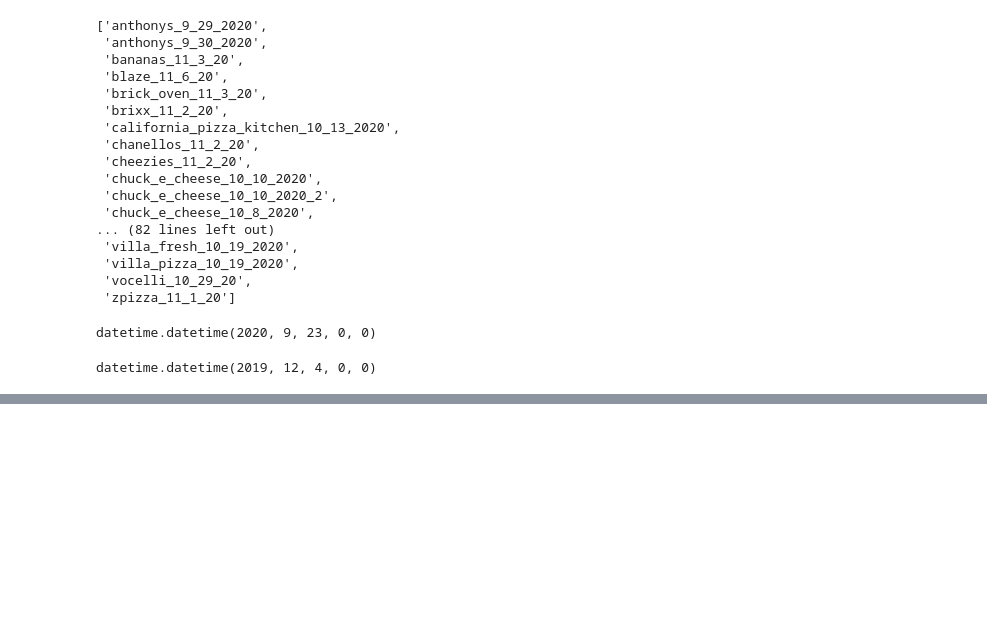
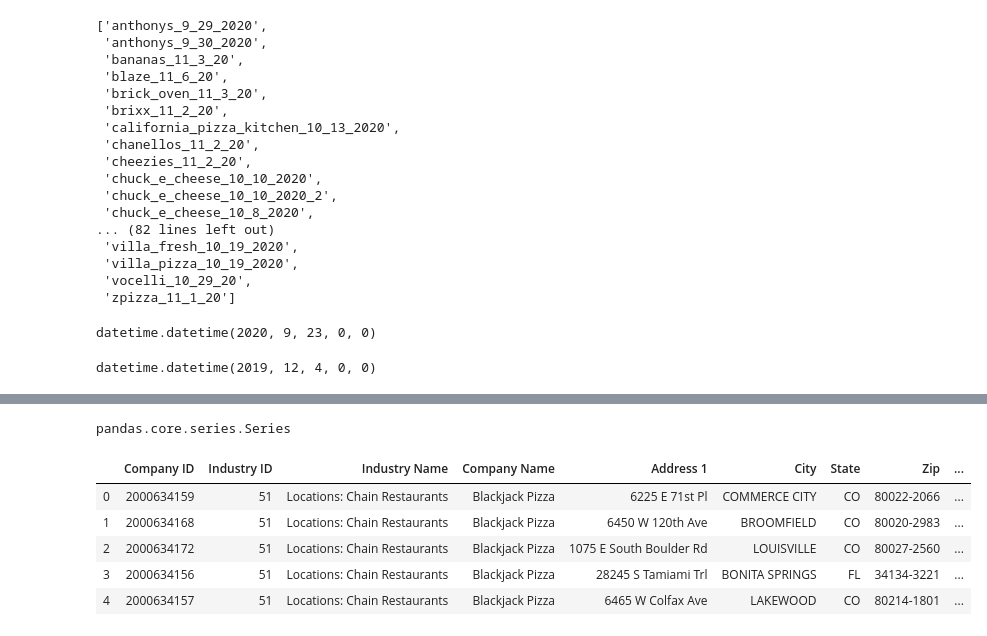
Before and after one commit to spencerqbrown/clean, a Jupyter notebook: work_clean.ipynb, the cells around one changed output, grey strips where cells are left out. Drawn from its saved outputs; the diff is of its cells as text; code cells hidden in the pictures; blank space fills up the shorter version.

```diff
--- a/work_clean.ipynb
+++ b/work_clean.ipynb
@@ -296,0 +352,4 @@ datetime.datetime(2019, 12, 4, 0, 0)
+# %%
+type(master["Company ID"])
+# %% [output]
+pandas.core.series.Series
@@ -296,0 +370,11 @@ datetime.datetime(2019, 12, 4, 0, 0)
+# %%
+import pandas as pd
+scraps = pd.read_csv("C:\\Users\\Spencer\\Desktop\\clean\\data\\scraps.csv")
+scraps.head()
+# %% [output]
+|  | Company ID | Industry ID | Industry Name | Company Name | Address 1 | City | State | Zip | ... |
+| 0 | 2000634159 | 51 | Locations: Chain Restaurants | Blackjack Pizza | 6225 E 71st Pl | COMMERCE CITY | CO | 80022-2066 | ... |
+| 1 | 2000634168 | 51 | Locations: Chain Restaurants | Blackjack Pizza | 6450 W 120th Ave | BROOMFIELD | CO | 80020-2983 | ... |
+| 2 | 2000634172 | 51 | Locations: Chain Restaurants | Blackjack Pizza | 1075 E South Boulder Rd | LOUISVILLE | CO | 80027-2560 | ... |
+| 3 | 2000634156 | 51 | Locations: Chain Restaurants | Blackjack Pizza | 28245 S Tamiami Trl | BONITA SPRINGS | FL | 34134-3221 | ... |
+| 4 | 2000634157 | 51 | Locations: Chain Restaurants | Blackjack Pizza | 6465 W Colfax Ave | LAKEWOOD | CO | 80214-1801 | ... |
```
Also changed, not shown: parts of 20 cells of this notebook, 8 other files.
